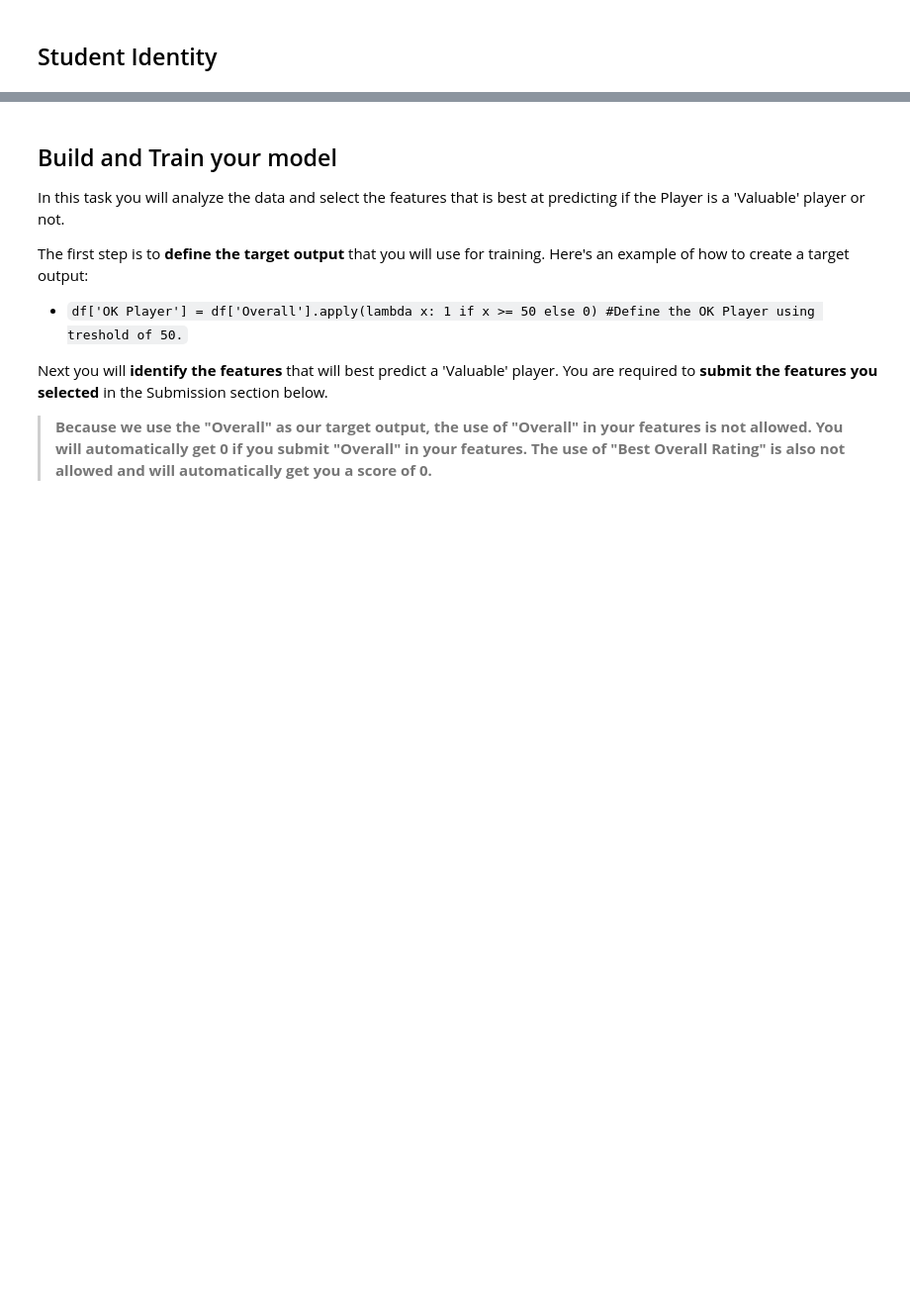
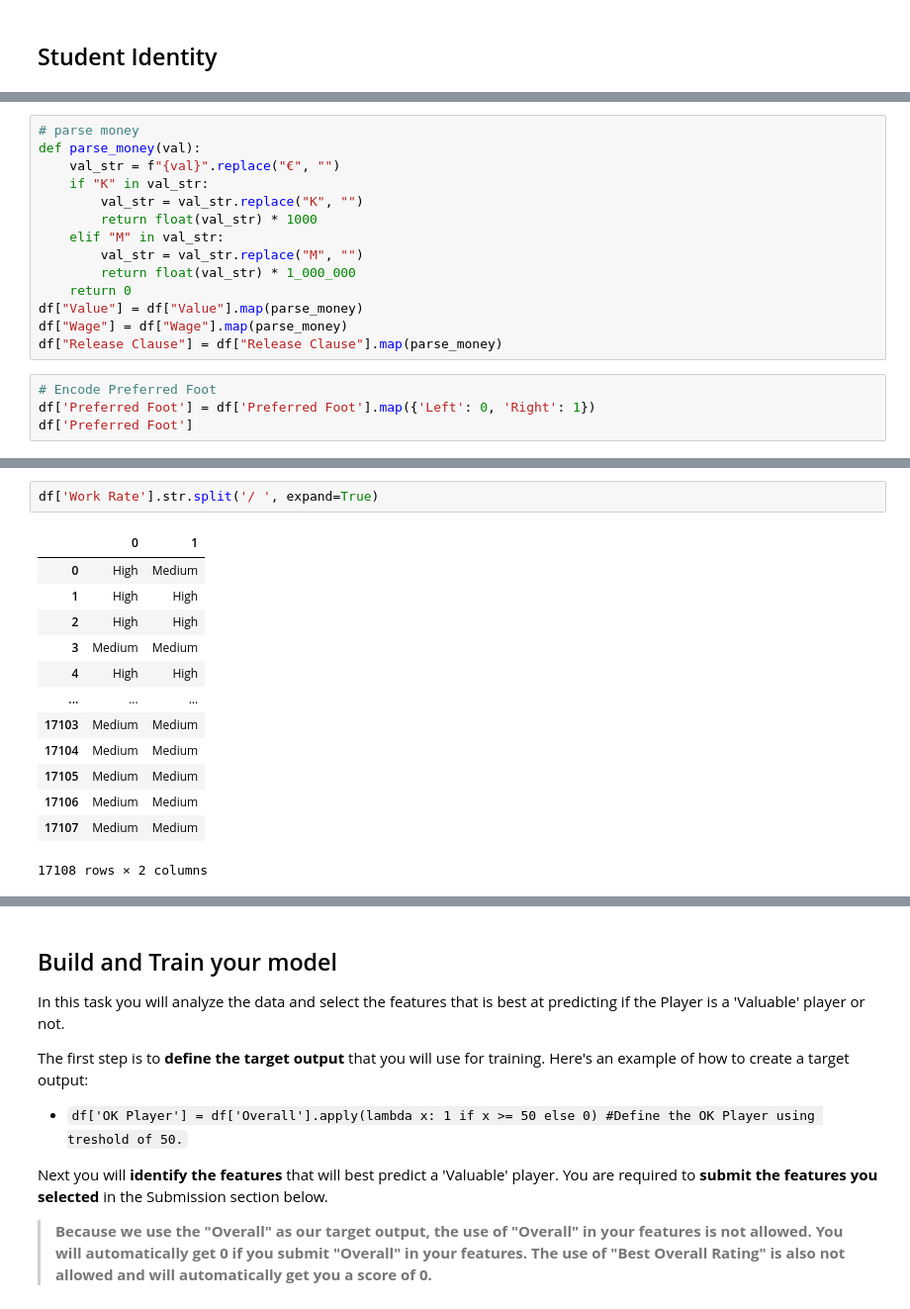
Before and after one commit to bhumong/ai-bootcamp, a Jupyter notebook: project/002/02_machine_learning_project.ipynb, the cells around one changed output, grey strips where cells are left out. Shown: that part at 99% size. Saved outputs shown, nothing was run; the diff lists cells and outputs as text; blank space fills up the shorter version.

```diff
--- a/project/002/02_machine_learning_project.ipynb
+++ b/project/002/02_machine_learning_project.ipynb
@@ -124,0 +150,18 @@ pd
+# %%
+# parse money
+def parse_money(val):
+    val_str = f"{val}".replace("€", "")
+    if "K" in val_str:
+        val_str = val_str.replace("K", "")
+        return float(val_str) * 1000
+    elif "M" in val_str:
+        val_str = val_str.replace("M", "")
+        return float(val_str) * 1_000_000
+    return 0
+df["Value"] = df["Value"].map(parse_money)
+df["Wage"] = df["Wage"].map(parse_money)
+df["Release Clause"] = df["Release Clause"].map(parse_money)
+# %%
+# Encode Preferred Foot
+df['Preferred Foot'] = df['Preferred Foot'].map({'Left': 0, 'Right': 1})
+df['Preferred Foot']
@@ -124,0 +181,16 @@ pd
+# %%
+df['Work Rate'].str.split('/ ', expand=True)
+# %% [output]
+|  | 0 | 1 |
+| 0 | High | Medium |
+| 1 | High | High |
+| 2 | High | High |
+| 3 | Medium | Medium |
+| 4 | High | High |
+| ... | ... | ... |
+| 17103 | Medium | Medium |
+| 17104 | Medium | Medium |
+| 17105 | Medium | Medium |
+| 17106 | Medium | Medium |
+| 17107 | Medium | Medium |
+17108 rows × 2 columns
```
Also changed, not shown: parts of 15 cells of this notebook, 1 other file.
